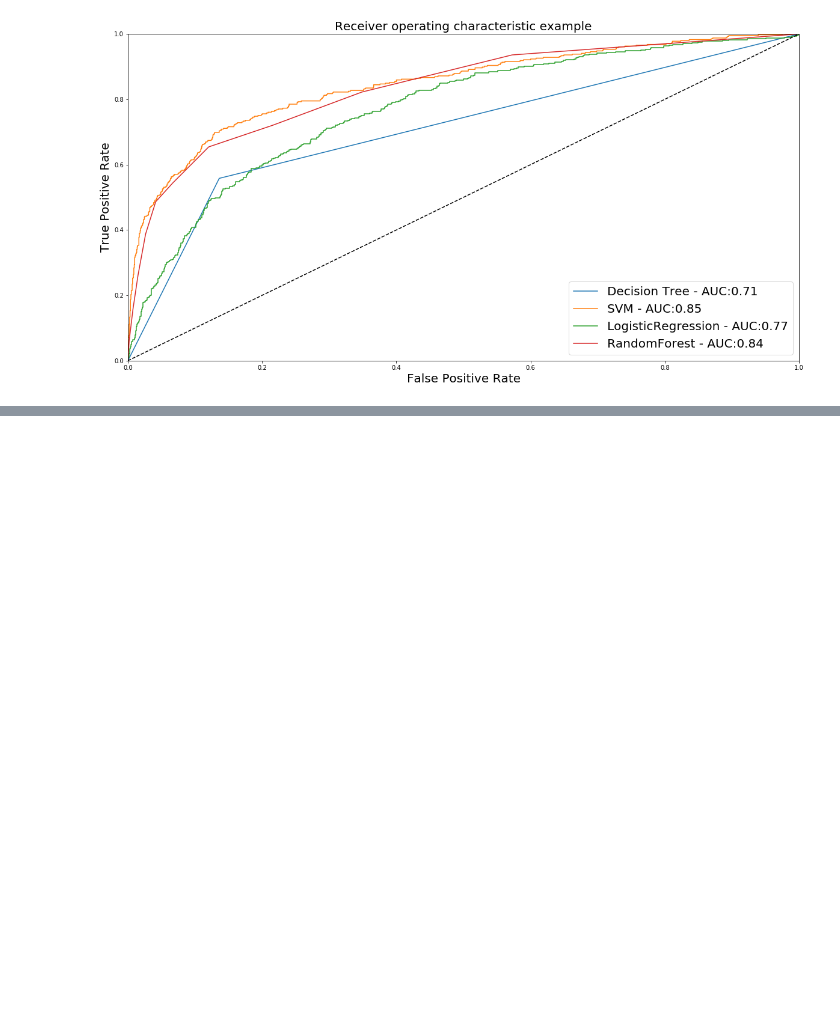
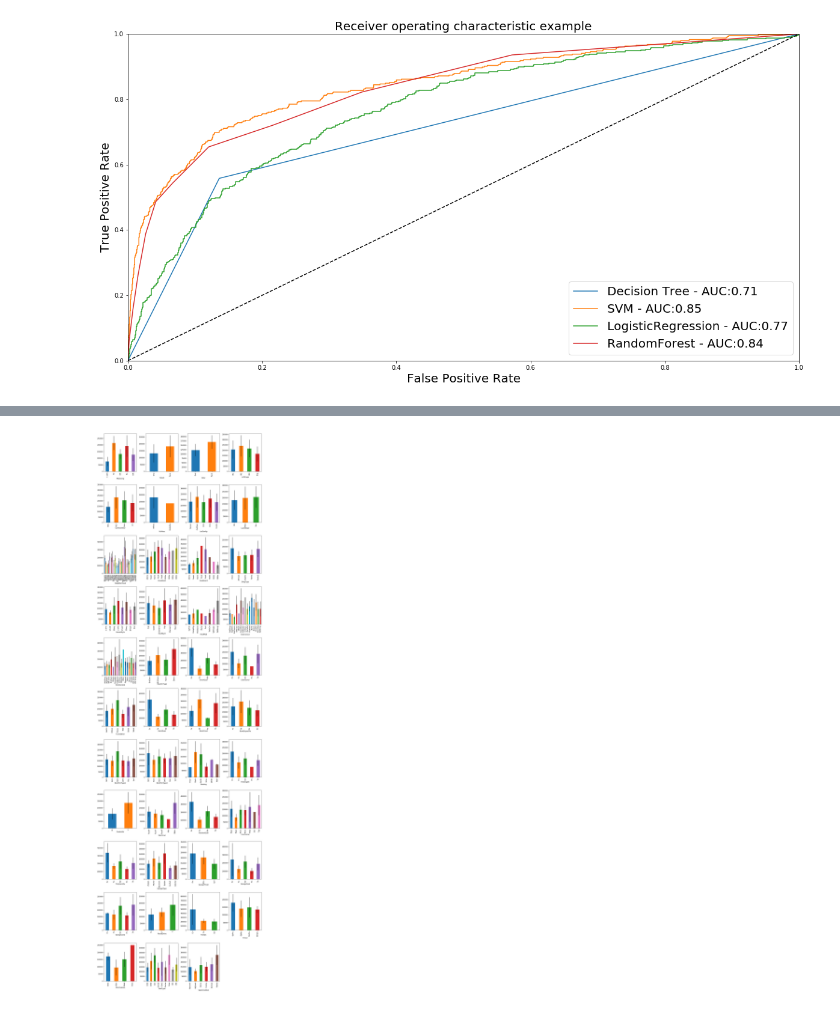
Before and after one commit to ywchiu/cathaybkpython, a Jupyter notebook: Demo20181218.ipynb, the cells around one changed output, grey strips where cells are left out. Cells and saved outputs as stored; diff of their text form; code cells hidden in the pictures; blank space fills up the shorter version.

```diff
--- a/Demo20181218.ipynb
+++ b/Demo20181218.ipynb
@@ -898,0 +932,6 @@ plt.show()
+# %%
+for col in train:
+    if (len(train[col].unique()) < 15):
+        print("{} : {}".format(col, train[col].unique()))
+    else:
+        None
@@ -898,0 +975,10 @@ plt.show()
+# %%
+categorical_cols = train.select_dtypes(['object']).columns
+fig = plt.figure(figsize=(15,50))
+for i, col in enumerate(categorical_cols):
+    fig.add_subplot(11,4,1+i)
+    train.groupby(col).mean()['SalePrice'].plot.bar(yerr = train.groupby(col).std())
+fig.tight_layout()
+fig.show()
+# %% [output]
+[figure, added]
```
Also changed, not shown: parts of 36 cells of this notebook.
